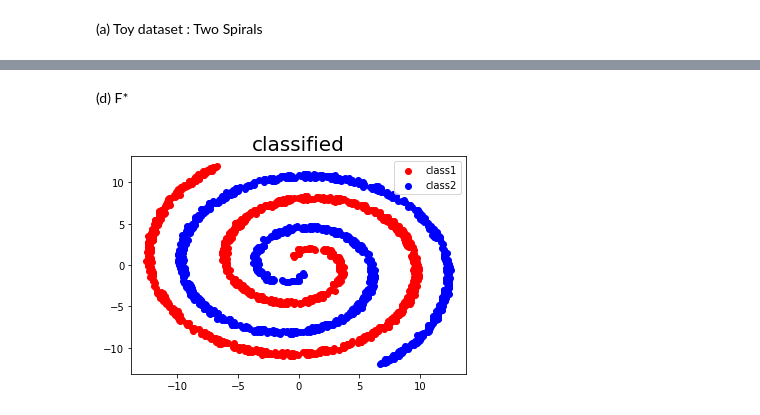
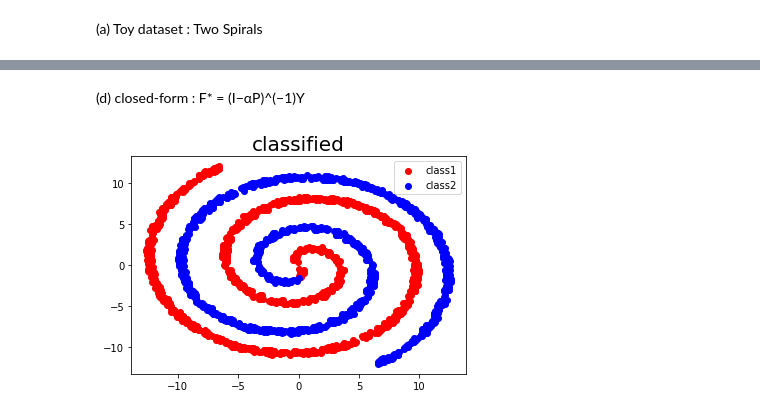
Before and after one commit to bebye/lgc-python, a Jupyter notebook: main.ipynb, the cells around one changed output, grey strips where cells are left out. Cells and saved outputs as stored; diff of their text form; code cells hidden in the pictures.

Commit message:
update closed-form function

```diff
--- a/main.ipynb
+++ b/main.ipynb
@@ -88,7 +91,9 @@ for t in range(1, n_iteration+1):
 # %% [markdown]
-(d) F*
+(d) closed-form : F* = (I−αP)^(−1)Y
 # %%
-F_star = np.dot(fractional_matrix_power((np.eye(len(S)) - alpha * S), -1), Y)
+P = np.dot(np.dot(fractional_matrix_power(D, -0.5), S), fractional_matrix_power(D, 0.5))
+I = np.eye(len(S))
+F_star = np.dot(fractional_matrix_power((I - alpha * P), -1), Y)
 show_result(None, F_star)
 # %% [output]
-[figure, old version]
+[figure, new version]
```
Also changed, not shown: parts of 8 cells of this notebook.
